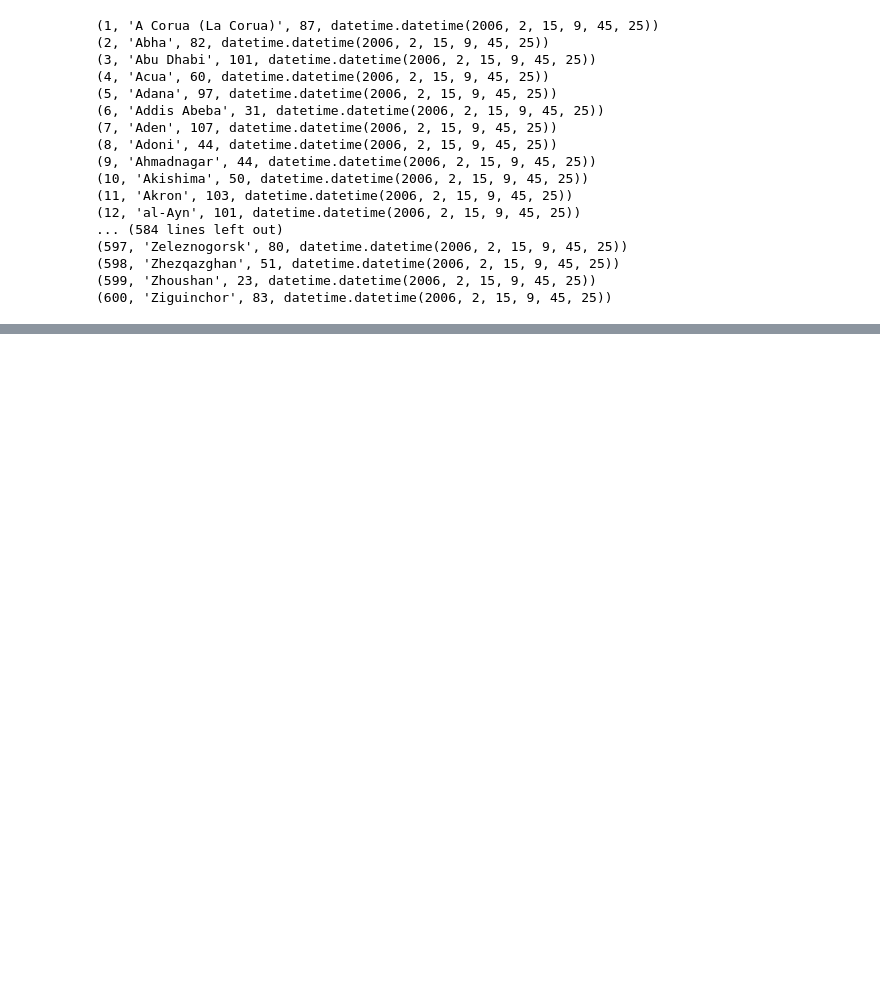
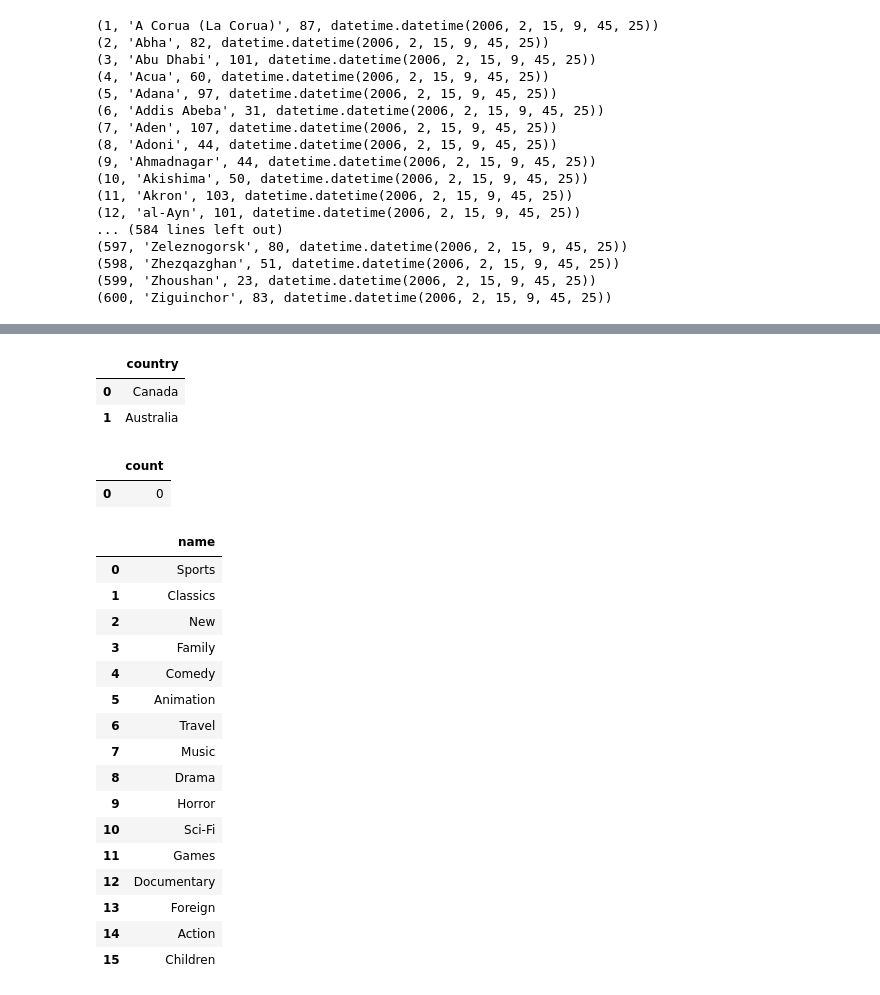
Before and after one commit to PiotrWolnik/Piotr_Wolnik_AiBD, a Jupyter notebook: Lab2/L2PiotrWolnik.ipynb, the cells around one changed output, grey strips where cells are left out. Cells and saved outputs as stored; diff of their text form; code cells hidden in the pictures; blank space fills up the shorter version.

```diff
--- a/Lab2/L2PiotrWolnik.ipynb
+++ b/Lab2/L2PiotrWolnik.ipynb
@@ -56,0 +145,57 @@ print(type(df))
+# %%
+# Zadanie 8
+df = pd.read_sql_query("""
+SELECT country.country from staff
+LEFT JOIN address ON address.address_id = staff.address_id
+LEFT JOIN city ON city.city_id = address.city_id
+LEFT JOIN country ON country.country_id = city.country_id
+""", con=connection)
+df
+# %% [output]
+|  | country |
+| 0 | Canada |
+| 1 | Australia |
+# %%
+# Zadanie 9
+df = pd.read_sql_query("""
+SELECT count(country.country) from staff
+LEFT JOIN address ON address.address_id = staff.address_id
+LEFT JOIN city ON city.city_id = address.city_id
+LEFT JOIN country ON country.country_id = city.country_id
+WHERE country = %s OR country = %s
+""",
+con=connection, params=["Argentina", "Spain"])
+df
+# %% [output]
+|  | count |
+| 0 | 0 |
+# %%
+# Zadanie 10
+df = pd.read_sql_query("""
+SELECT DISTINCT category.name from category
+LEFT JOIN film_category ON film_category.category_id = category.category_id
+LEFT JOIN film ON film.film_id = film_category.film_id
+LEFT JOIN inventory ON inventory.film_id = film.film_id
+LEFT JOIN rental ON rental.inventory_id = inventory.inventory_id
+LEFT JOIN customer ON customer.customer_id = rental.customer_id
+""",
+con=connection)
+df
+# %% [output]
+|  | name |
+| 0 | Sports |
+| 1 | Classics |
+| 2 | New |
+| 3 | Family |
+| 4 | Comedy |
+| 5 | Animation |
+| 6 | Travel |
+| 7 | Music |
+| 8 | Drama |
+| 9 | Horror |
+| 10 | Sci-Fi |
+| 11 | Games |
+| 12 | Documentary |
+| 13 | Foreign |
+| 14 | Action |
+| 15 | Children |
```
Also changed, not shown: parts of 9 cells of this notebook.
